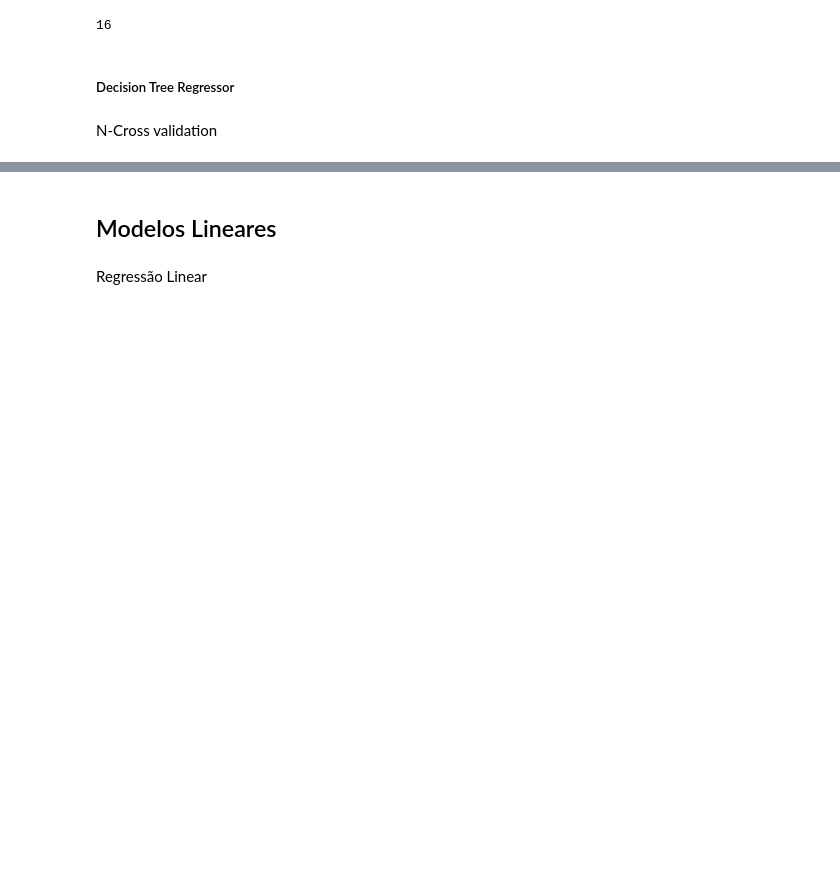
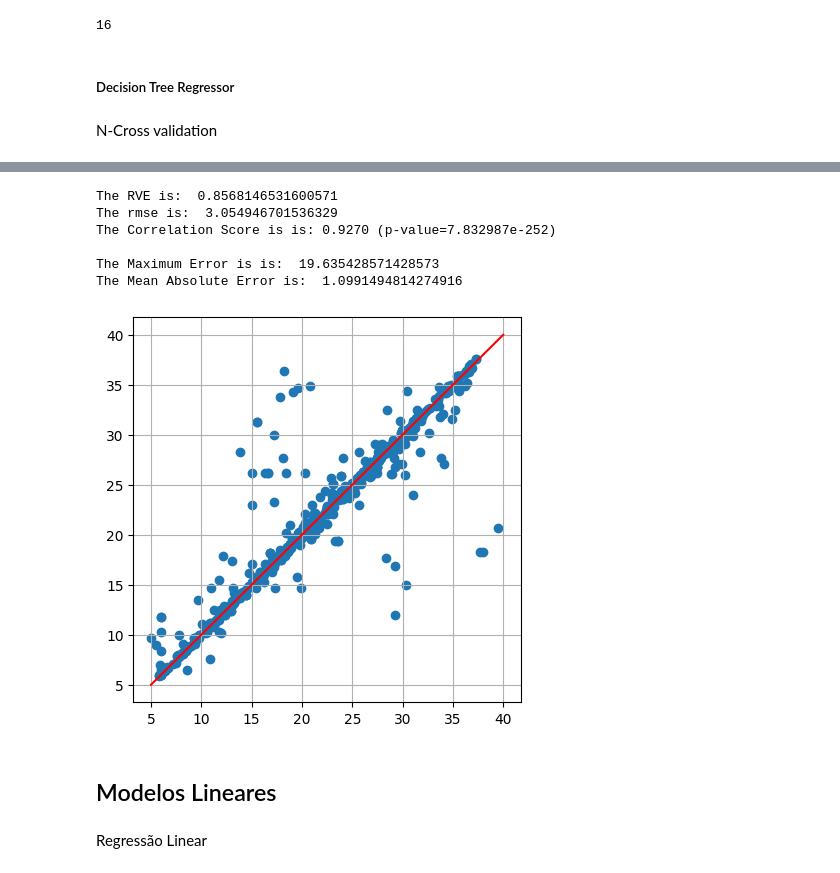
Before and after one commit to Singularitty/AAAssignments, a Jupyter notebook: Assignment 1/assignment1.ipynb, the cells around one changed output, grey strips where cells are left out. Cells and saved outputs as stored; diff of their text form; code cells hidden in the pictures; blank space fills up the shorter version.

```diff
--- a/Assignment 1/assignment1.ipynb
+++ b/Assignment 1/assignment1.ipynb
@@ -86,0 +81,13 @@ N-Cross validation
+# %%
+params = [
+    {"max_depth" : [6,8,10,12,14,16,18,20,22,24,26,28,30],
+    "min_samples_leaf" : [1,5,10,20],
+    "min_samples_split" : [2,5,10,20]}
+]
+
+
+grid_search = GridSearchCV(
+    DecisionTreeRegressor(), params, scoring="neg_mean_squared_error", cv=10, n_jobs=-1
+)
+
+grid_search.fit(X_obj1_TRAIN, y_obj1_TRAIN)
@@ -121,3 +140,24 @@ plt.show()
+# %%
+dtc_obj1_ivs = DecisionTreeRegressor(max_depth=28, min_samples_leaf=5, min_samples_split=5)
+dtc_obj1_ivs.fit(X_obj1_TRAIN,y_obj1_TRAIN)
+ivs_obj1_preds = dtc_obj1_ivs.predict(X_obj1_IVS)
+# %%
+printRegStatistics(y_obj1_IVS, ivs_obj1_preds)
+# %% [output]
+The RVE is:  0.8568146531600571
+The rmse is:  3.054946701536329
+The Correlation Score is is: 0.9270 (p-value=7.832987e-252)
+
+The Maximum Error is is:  19.635428571428573
+The Mean Absolute Error is:  1.0991494814274916
+# %%
+plt.figure(figsize=(5,5))
+plt.scatter(y_obj1_IVS, ivs_obj1_preds)
+plt.plot((5, 40), (5,40), c="r")
+plt.grid()
+plt.show()
+# %% [output]
+[figure, added]
 # %% [markdown]
 ## Modelos Lineares
 # %% [markdown]
```
Also changed, not shown: parts of 18 cells of this notebook.
